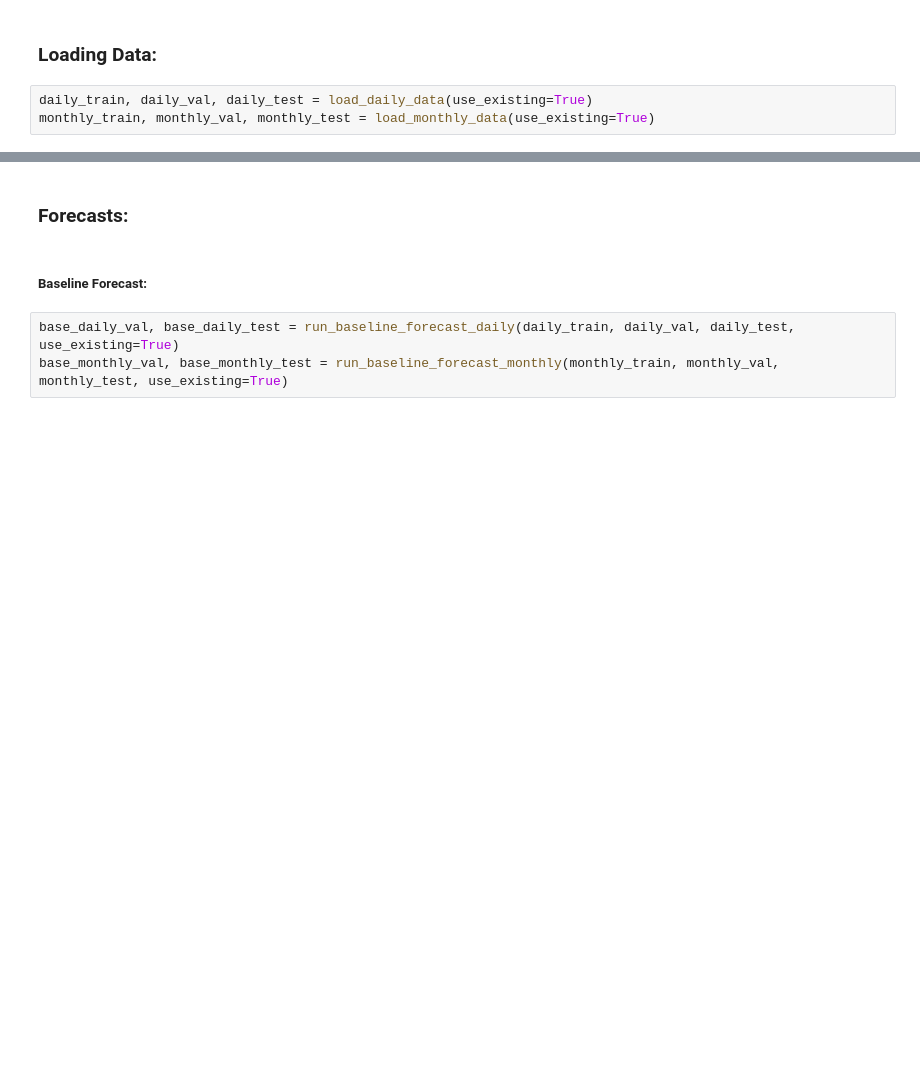
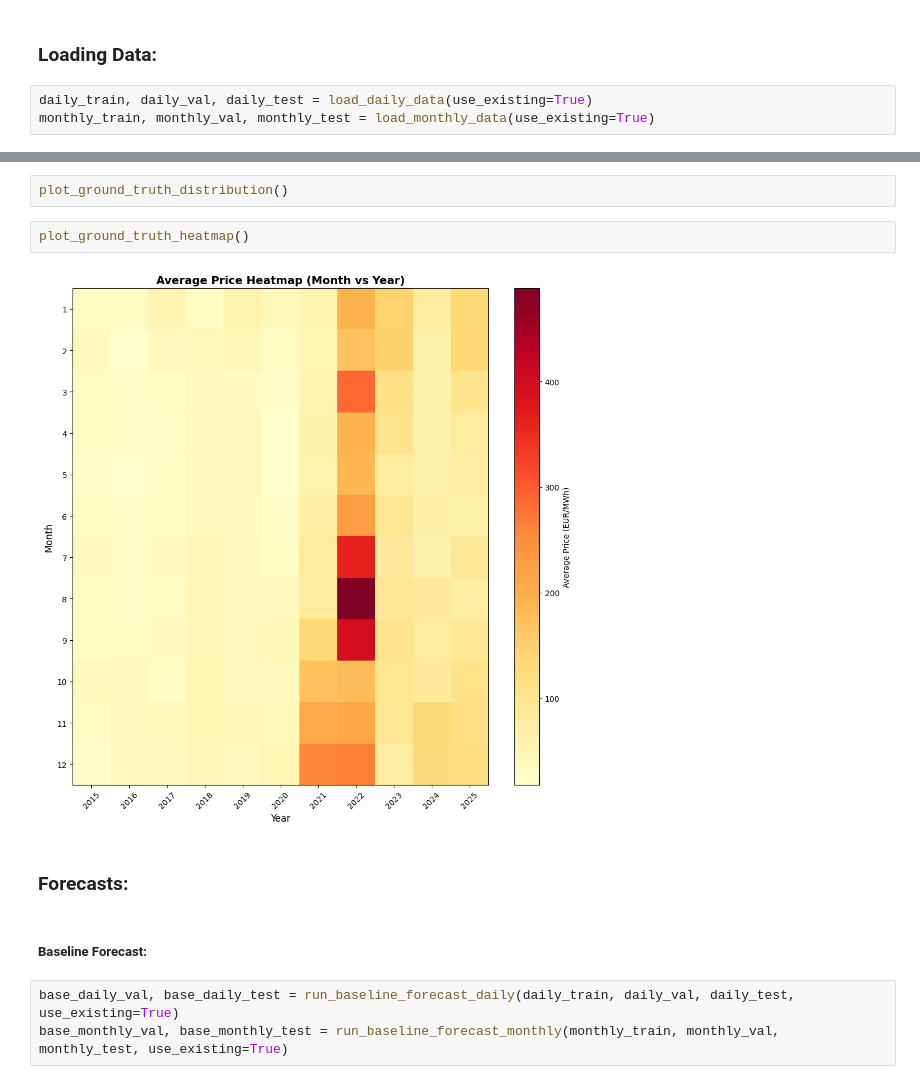
Before and after one commit to L-Schlosser/TIS3_CapstoneProject, a Jupyter notebook: code/capstone.ipynb, the cells around one changed output, grey strips where cells are left out. Saved outputs shown, nothing was run; the diff lists cells and outputs as text; blank space fills up the shorter version.

```diff
--- a/code/capstone.ipynb
+++ b/code/capstone.ipynb
@@ -23,3 +37,9 @@ monthly_train, monthly_val, monthly_test = load_monthly_data(use_existing=True)
+# %%
+plot_ground_truth_distribution()
+# %%
+plot_ground_truth_heatmap()
+# %% [output]
+[figure, added]
 # %% [markdown]
 ### Forecasts:
 # %% [markdown]
```
Also changed, not shown: parts of 5 cells of this notebook, 12 other files.
